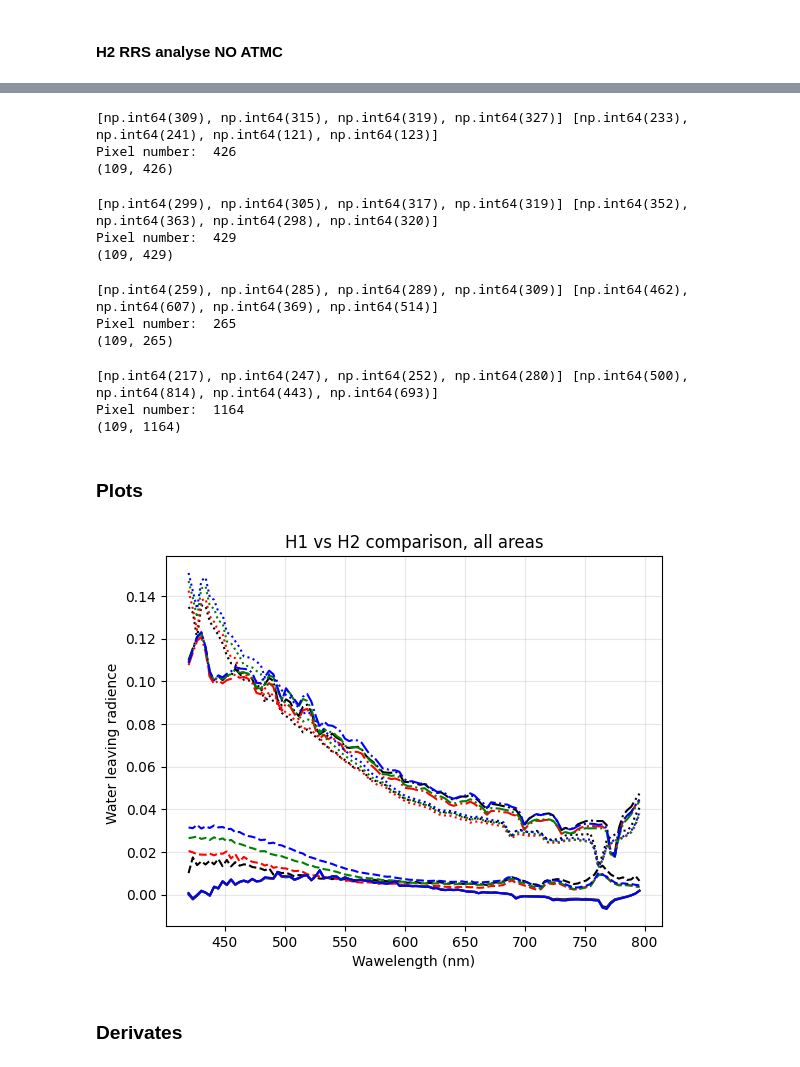
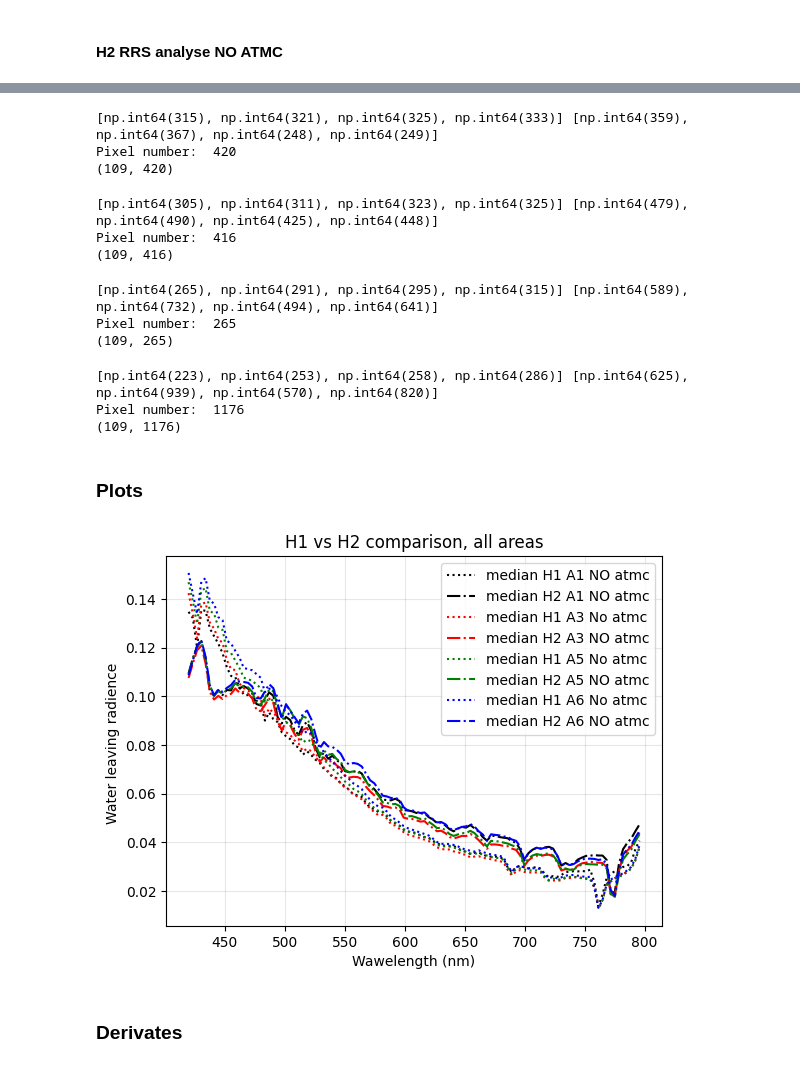
Before and after one commit to AnneMartheH/Vaar_2025, a Jupyter notebook: Sattelite_comparison_with_atmospheric_correction/11Mai_H1_H2_compared.ipynb, the cells around one changed output, grey strips where cells are left out. Saved outputs shown, nothing was run; the diff lists cells and outputs as text; code cells hidden in the pictures.

Commit message:
working h1 and h2 comparioson, aswell as h1 vs h1 with atmc

```diff
--- a/Sattelite_comparison_with_atmospheric_correction/11Mai_H1_H2_compared.ipynb
+++ b/Sattelite_comparison_with_atmospheric_correction/11Mai_H1_H2_compared.ipynb
@@ -117,7 +117,7 @@ satobj_h1_250511_2.run_direct_georeferencing() # in order to get the longiyudes
 [INFO] Computing local angles done
 [INFO] Angles geometry computations done.
 # %%
-path_cla_atm_250511 = os.path.join(dir_path, "image63N6E_2025-05-11T10-25-37Z.nc.polymer.nc")######
+path_cla_atm_250511 = os.path.join(dir_path, "image64N9E_2025-05-11T12-00-37Z-l1c.nc.polymer.nc")######
 cla_atm_250511 = xr.open_dataset(path_cla_atm_250511)
 
 latitude_250511 = cla_atm_250511['latitude']
@@ -508,8 +512,13 @@ Pixel number:  23446
 # %% [markdown]
 #### H2 RRS analyse NO ATMC
 # %%
-latitudes_h2_250511 = satobj_h1_250511_2.latitudes
-longitudes_h2_250511 = satobj_h1_250511_2.longitudes
+#latitudes_h2_250511 = satobj_h1_250511_2.latitudes
+#longitudes_h2_250511 = satobj_h1_250511_2.longitudes
 
-cx_h2 = 127
-cy_h2 = 7
+latitudes_h2_250511 = np.array(latitude_250511)
+longitudes_h2_250511 = np.array(longitude_250511)
+
+#print(target_lat_1, target_lon_1, latitude_250511, longitude_250511)
+
+cx_h2 = 0
+cy_h2 = 0
@@ -550,9 +577,9 @@ normaized_spectrum_median_A2_250511_h2_NO_atmc = f.min_max_nomralization(median_
 l2_norm_A2_250511_h2_NO_atmc = np.linalg.norm(median_A2_250511_h2_NO_atmc)
 l2_normalized_spectrum_A2_250511_h2_NO_atmc = median_A2_250511_h2_NO_atmc / l2_norm_A2_250511_h2_NO_atmc
 # %% [output]
-[np.int64(309), np.int64(315), np.int64(319), np.int64(327)] [np.int64(233), np.int64(241), np.int64(121), np.int64(123)]
-Pixel number:  426
-(109, 426)
+[np.int64(315), np.int64(321), np.int64(325), np.int64(333)] [np.int64(359), np.int64(367), np.int64(248), np.int64(249)]
+Pixel number:  420
+(109, 420)
 # %%
 piksel_row_A3_250511_h2, piksel_col_A3_250511_h2 = f.latLong_to_piksel(target_lat_3, target_lon_3, latitudes_h2_250511, longitudes_h2_250511) #####________
 print(piksel_row_A3_250511_h2, piksel_col_A3_250511_h2)
@@ -570,9 +597,9 @@ normaized_spectrum_median_A3_250511_h2_NO_atmc = f.min_max_nomralization(median_
 l2_norm_A3_250511_h2_NO_atmc = np.linalg.norm(median_A3_250511_h2_NO_atmc)
 l2_normalized_spectrum_A3_250511_h2_NO_atmc = median_A3_250511_h2_NO_atmc / l2_norm_A3_250511_h2_NO_atmc
 # %% [output]
-[np.int64(299), np.int64(305), np.int64(317), np.int64(319)] [np.int64(352), np.int64(363), np.int64(298), np.int64(320)]
-Pixel number:  429
-(109, 429)
+[np.int64(305), np.int64(311), np.int64(323), np.int64(325)] [np.int64(479), np.int64(490), np.int64(425), np.int64(448)]
+Pixel number:  416
+(109, 416)
 # %%
 piksel_row_A5_250511_h2, piksel_col_A5_250511_h2 = f.latLong_to_piksel(target_lat_5, target_lon_5, latitudes_h2_250511, longitudes_h2_250511) #####________
 print(piksel_row_A5_250511_h2, piksel_col_A5_250511_h2)
@@ -590,7 +617,7 @@ normaized_spectrum_median_A5_250511_h2_NO_atmc = f.min_max_nomralization(median_
 l2_norm_A5_250511_h2_NO_atmc = np.linalg.norm(median_A5_250511_h2_NO_atmc)
 l2_normalized_spectrum_A5_250511_h2_NO_atmc = median_A5_250511_h2_NO_atmc / l2_norm_A5_250511_h2_NO_atmc
 # %% [output]
-[np.int64(259), np.int64(285), np.int64(289), np.int64(309)] [np.int64(462), np.int64(607), np.int64(369), np.int64(514)]
+[np.int64(265), np.int64(291), np.int64(295), np.int64(315)] [np.int64(589), np.int64(732), np.int64(494), np.int64(641)]
 Pixel number:  265
 (109, 265)
 # %%
@@ -610,46 +637,46 @@ normaized_spectrum_median_A6_250511_h2_NO_atmc = f.min_max_nomralization(median_
 l2_norm_A6_250511_h2_NO_atmc = np.linalg.norm(median_A6_250511_h2_NO_atmc)
 l2_normalized_spectrum_A6_250511_h2_NO_atmc = median_A6_250511_h2_NO_atmc / l2_norm_A6_250511_h2_NO_atmc
 # %% [output]
-[np.int64(217), np.int64(247), np.int64(252), np.int64(280)] [np.int64(500), np.int64(814), np.int64(443), np.int64(693)]
-Pixel number:  1164
-(109, 1164)
+[np.int64(223), np.int64(253), np.int64(258), np.int64(286)] [np.int64(625), np.int64(939), np.int64(570), np.int64(820)]
+Pixel number:  1176
+(109, 1176)
 # %% [markdown]
 ### Plots
 # %%
-plt.plot(wl, median_A1_0511_h1_atmc, color='black', linestyle='--', label='median H1 A1')
+#plt.plot(wl, median_A1_0511_h1_atmc, color='black', linestyle='--', label='median H1 A1')
 plt.plot(wl, median_H1_no_atmc_A1, color='black', linestyle=':', label='median H1 A1 NO atmc')
-plt.plot(wl, median_250511_H2_A1, color='black', label='median H2 A1')
+#plt.plot(wl, median_250511_H2_A1, color='black', label='median H2 A1')
 plt.plot(wl, median_A1_250511_h2_NO_atmc, color='black', linestyle='dashdot', label='median H2 A1 NO atmc')
 
 #plt.plot(wl, median_A2_0511_h1_atmc, color='pink', linestyle='--', label='median H1 A2')
 #plt.plot(wl, median_H1_no_atmc_A2, color='pink', linestyle=':', label='median H1 A2 No atmc')
 #plt.plot(wl, median_250511_H2_A2, color='pink', label='median H2 A2')
 #plt.plot(wl, median_A2_250511_h2_NO_atmc, color='pink', linestyle='dashdot', label='median H2 A2 NO atmc')
 
 
-plt.plot(wl, median_A3_0511_h1_atmc, color='red', linestyle='--', label='median H1 A3')
+#plt.plot(wl, median_A3_0511_h1_atmc, color='red', linestyle='--', label='median H1 A3')
 plt.plot(wl, median_H1_no_atmc_A3, color='red', linestyle=':', label='median H1 A3 No atmc')
-plt.plot(wl, median_250511_H2_A3, color='red', label='median H2 A3')
+#plt.plot(wl, median_250511_H2_A3, color='red', label='median H2 A3')
 plt.plot(wl, median_A3_250511_h2_NO_atmc, color='red', linestyle='dashdot', label='median H2 A3 NO atmc')
 
-plt.plot(wl, median_A5_0511_h1_atmc, color='green', linestyle='--', label='median H1 A5')
+#plt.plot(wl, median_A5_0511_h1_atmc, color='green', linestyle='--', label='median H1 A5')
 plt.plot(wl, median_H1_no_atmc_A5, color='green', linestyle=':', label='median H1 A5 No atmc')
-plt.plot(wl, median_250511_H2_A5, color='green', label='median H2 A4')
+#plt.plot(wl, median_250511_H2_A5, color='green', label='median H2 A4')
 plt.plot(wl, median_A5_250511_h2_NO_atmc, color='green', linestyle='dashdot', label='median H2 A5 NO atmc')
 
-plt.plot(wl, median_A6_0511_h1_atmc, color='blue', linestyle='--', label='median H1 A6')
+#plt.plot(wl, median_A6_0511_h1_atmc, color='blue', linestyle='--', label='median H1 A6')
 plt.plot(wl, median_H1_no_atmc_A6, color='blue', linestyle=':', label='median H1 A6 No atmc')
-plt.plot(wl, median_250511_H2_A6, color='blue', label='median H2 A6')
+#plt.plot(wl, median_250511_H2_A6, color='blue', label='median H2 A6')
 plt.plot(wl, median_A6_250511_h2_NO_atmc, color='blue', linestyle='dashdot', label='median H2 A6 NO atmc')
 
 plt.xlabel("Wawelength (nm)")
 plt.ylabel("Water leaving radience ") #Er begge water leaving radience???
 plt.title("H1 vs H2 comparison, all areas")
 plt.grid(True, alpha=0.3)
-#plt.legend()
+plt.legend()
 plt.show()
 # %% [output]
-[figure, old version]
+[figure, new version]
 # %% [markdown]
 ### Derivates
 # %% [markdown]
```
Also changed, not shown: parts of 8 cells of this notebook, 5 other files.
